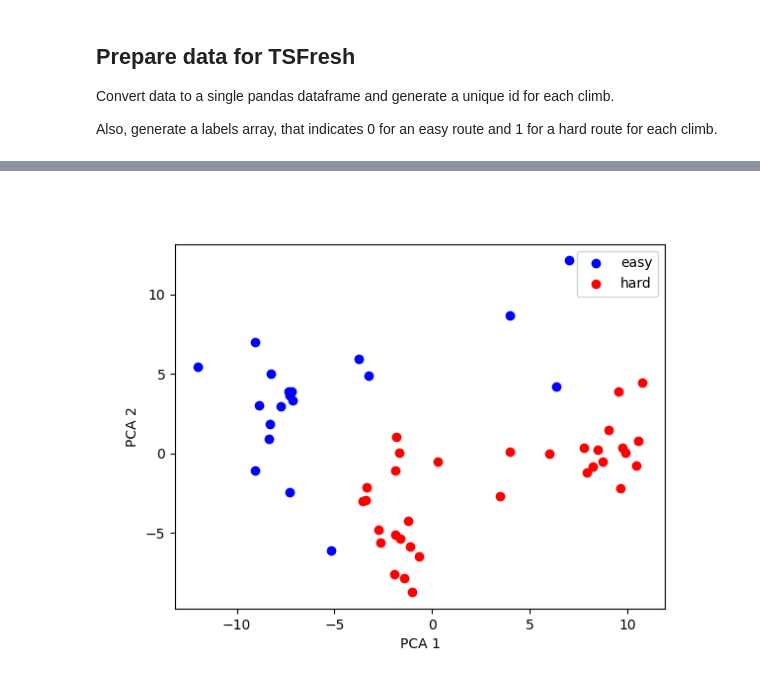
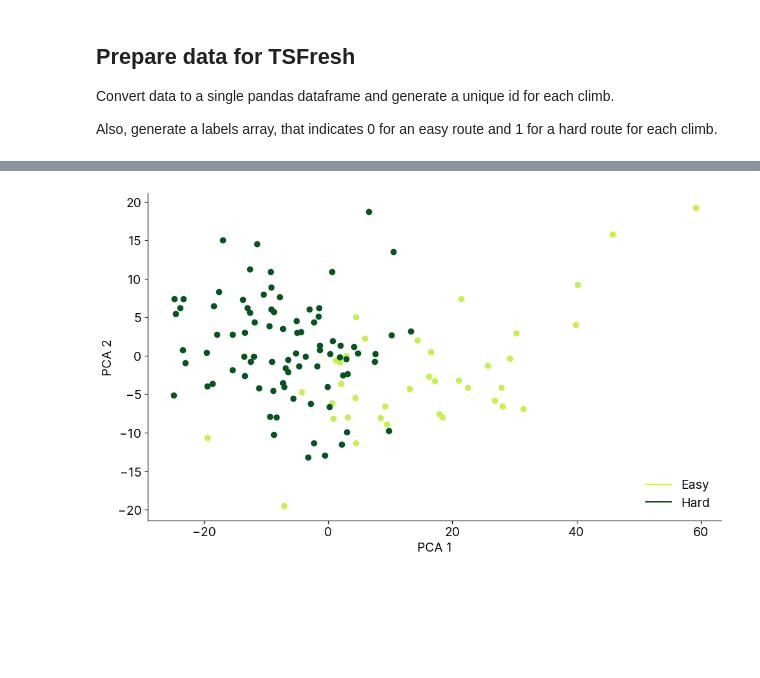
Before and after one commit to malte-j/climbing-grade-classifier, a Jupyter notebook: pca.ipynb, the cells around one changed output, grey strips where cells are left out. Saved outputs shown, nothing was run; the diff lists cells and outputs as text; code cells hidden in the pictures; blank space fills up the shorter version.

```diff
--- a/pca.ipynb
+++ b/pca.ipynb
@@ -26,8 +23,8 @@ Convert data to a single pandas dataframe and generate a unique id for each clim
 
 Also, generate a labels array, that indicates 0 for an easy route and 1 for a hard route for each climb.
 # %%
-easy_routes = get_processed_data("malte", ["3", "4"], 60 * 15, 60 * 3)
-hard_routes = get_processed_data("malte", ["6", "6+"], 60 * 15, 60 * 3)
+easy_routes = get_processed_data("malte", ["3", "4", "5", ], 60 * 15, 60 * 3)
+hard_routes = get_processed_data("malte", ["6", "6+", "7"], 60 * 15, 60 * 3)
 
 all_climbs = []
 labels = pd.Series() # 0 = not hard, 1 = hard
@@ -56,4 +53,4 @@ all_climbs_df = pd.concat(all_climbs)
 extracted_features = extract_features(all_climbs_df, column_id="id", column_sort="SampleTimeFine", column_kind=None, column_value=None)
 extracted_features.to_csv("extracted_features.csv")
 # %%
-extracted_features = pd.read_csv("extracted_features.csv", index_col=0)
+# extracted_features = pd.read_csv("extracted_features.csv", index_col=0)
@@ -178,16 +251,41 @@ ax.legend()
 # %%
 # plot X_train_pca  as 2d scatter plot
-fig = plt.figure()
-ax = fig.add_subplot(111)
+from matplotlib.lines import Line2D
 
-ax.scatter(X_train_pca_2d[labels == 0].iloc[:, 0], X_train_pca_2d[labels == 0].iloc[:, 1], c='b', label="easy")
-ax.scatter(X_train_pca_2d[labels == 1].iloc[:, 0], X_train_pca_2d[labels == 1].iloc[:, 1], c='r', label="hard")
+
+fig = plt.figure(
+    figsize=(10, 6)
+)
+ax = fig.add_subplot()
+
+# set font to inter
+plt.rcParams['font.family'] = 'Inter'
+
+easy_col = "#C7EF4E"
+hard_col = "#085420"
+
+ax.scatter(X_train_pca_2d[labels == 0].iloc[:, 0], X_train_pca_2d[labels == 0].iloc[:, 1], c=easy_col, label="easy")
+ax.scatter(X_train_pca_2d[labels == 1].iloc[:, 0], X_train_pca_2d[labels == 1].iloc[:, 1], c=hard_col, label="hard",)
 
 ax.set_xlabel('PCA 1')
 ax.set_ylabel('PCA 2')
 
-ax.legend()
+# ax.legend()
 
+#  add legend for colors
+# from matplotlib.patches import Patch
+legend_elements = [Line2D([0], [0], color=easy_col, label='Easy'),
+                   Line2D([0], [0], color=hard_col, label='Hard')]
+plt.legend(handles=legend_elements, frameon=False, loc="lower right")
+
+
+plt.gca().spines['top'].set_visible(False)
+plt.gca().spines['right'].set_visible(False)
+
+plt.tight_layout()
+
+
+plt.savefig("exports/pca_2d.png", dpi=300)
 plt.show()
 # %% [output]
-[figure, old version]
+[figure, new version]
```
Also changed, not shown: parts of 13 cells of this notebook, 7 other files.
